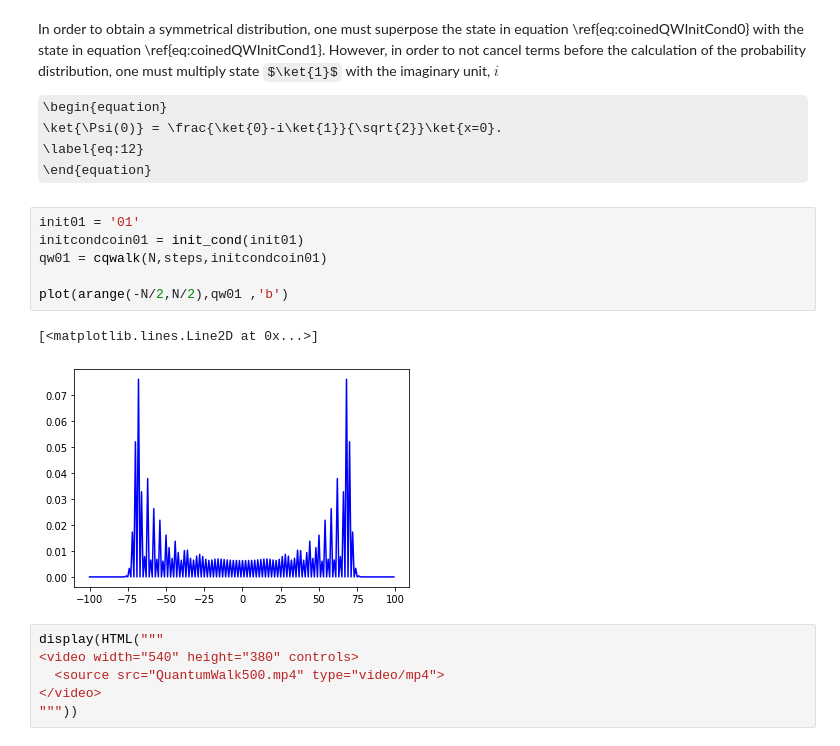
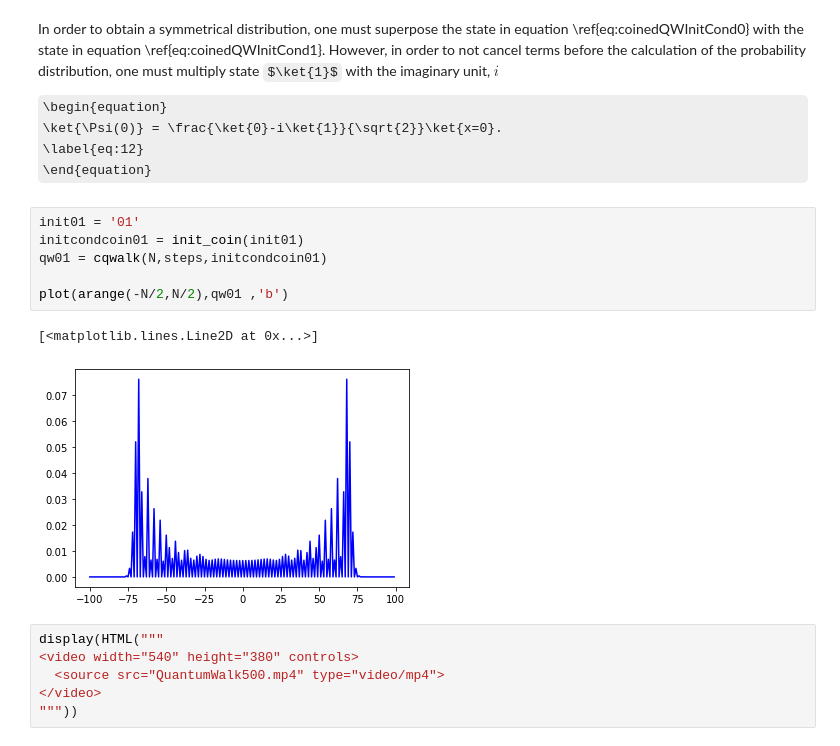
Before and after one commit to JaimePSantos/Dissertation-Tex-Code, a Jupyter notebook: Presentation/pres.ipynb, the cells around one changed output. Cells and saved outputs as stored; diff of their text form; some formulas as TeX source.

```diff
--- a/Presentation/pres.ipynb
+++ b/Presentation/pres.ipynb
@@ -199,13 +488,13 @@ In order to obtain a symmetrical distribution, one must superpose the state in e
 \end{equation}
 # %%
 init01 = '01'
-initcondcoin01 = init_cond(init01)
+initcondcoin01 = init_coin(init01)
 qw01 = cqwalk(N,steps,initcondcoin01)
 
 plot(arange(-N/2,N/2),qw01 ,'b')
 # %% [output]
 [<matplotlib.lines.Line2D at 0x...>]
-[figure, old version]
+[figure, new version]
 # %%
 display(HTML("""
 <video width="540" height="380" controls>
```
Also changed, not shown: parts of 9 cells of this notebook, 1 other file.
